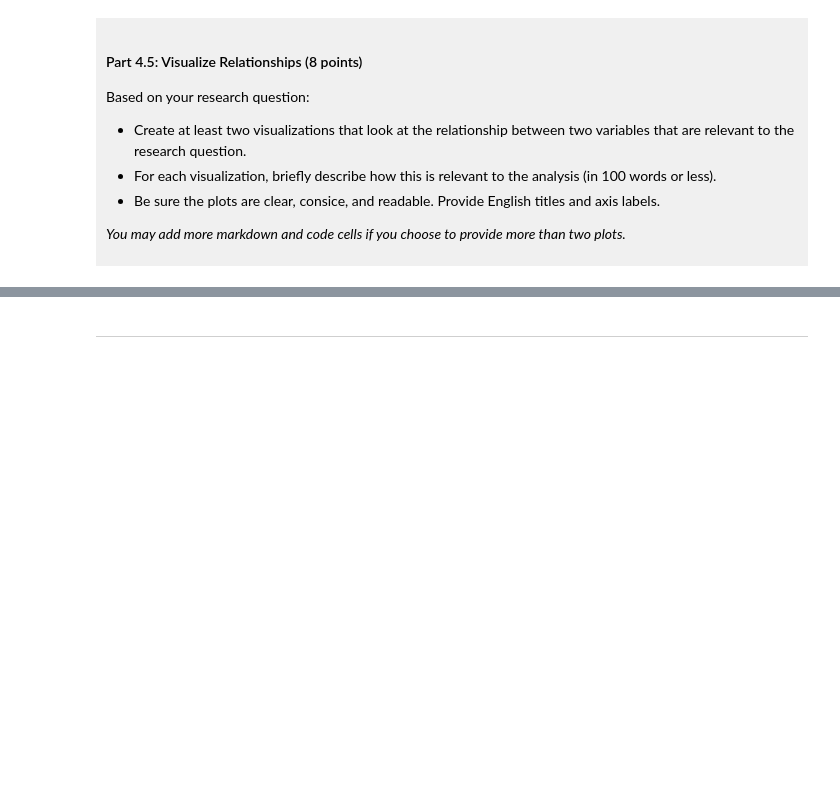
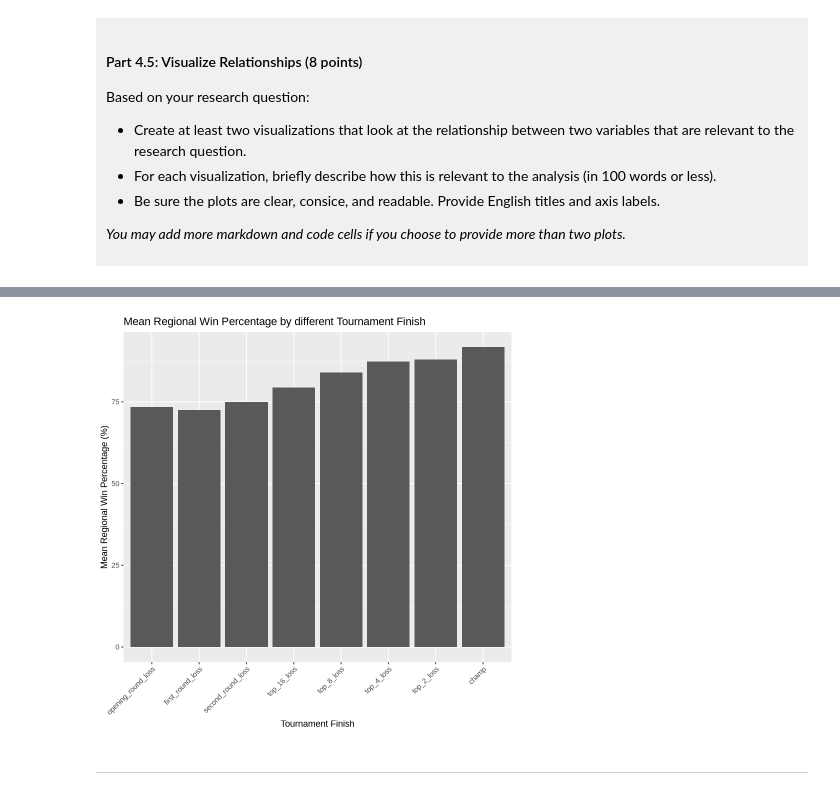
Before and after one commit to Turbellarian2008/dsci-100-project-Yujie-Qiang, a Jupyter notebook: dsci-100-project-notebook.ipynb, the cells around one changed output, grey strips where cells are left out. Cells and saved outputs as stored; diff of their text form; code cells hidden in the pictures; blank space fills up the shorter version.

```diff
--- a/dsci-100-project-notebook.ipynb
+++ b/dsci-100-project-notebook.ipynb
@@ -281,5 +438,27 @@ Visualization 2: %%% EDIT THIS MARKDOWN CELL%%%
 # %%
-### EDIT THIS CODE CELL FOR VISUALIZATION 2###
+womens_regional_summary <- womens_tidy |>
+    group_by(tourney_finish) |>
+    summarize(mean_reg_wins_pct = mean(reg_wins_pct, na.rm = TRUE))
+
+womens_regional_plot <- womens_regional_summary |>
+    ggplot(aes(x = tourney_finish, y = mean_reg_wins_pct)) +
+    geom_bar(stat = "identity") +
+    scale_x_discrete(limits = c("opening_round_loss",
+                                "first_round_loss",
+                                "second_round_loss",
+                                "top_16_loss",
+                                "top_8_loss",
+                                "top_4_loss",
+                                "top_2_loss",
+                                "champ")) +
+    labs(title = "Mean Regional Win Percentage by different Tournament Finish",
+         x = "Tournament Finish",
+         y = "Mean Regional Win Percentage (%)") +
+    theme(axis.text.x = element_text(angle = 45, hjust = 1))
+
+womens_regional_plot
+# %% [output]
+[figure, added]
 # %% [markdown]
 ------
 # %% [markdown]
```
Also changed, not shown: parts of 15 cells of this notebook.
